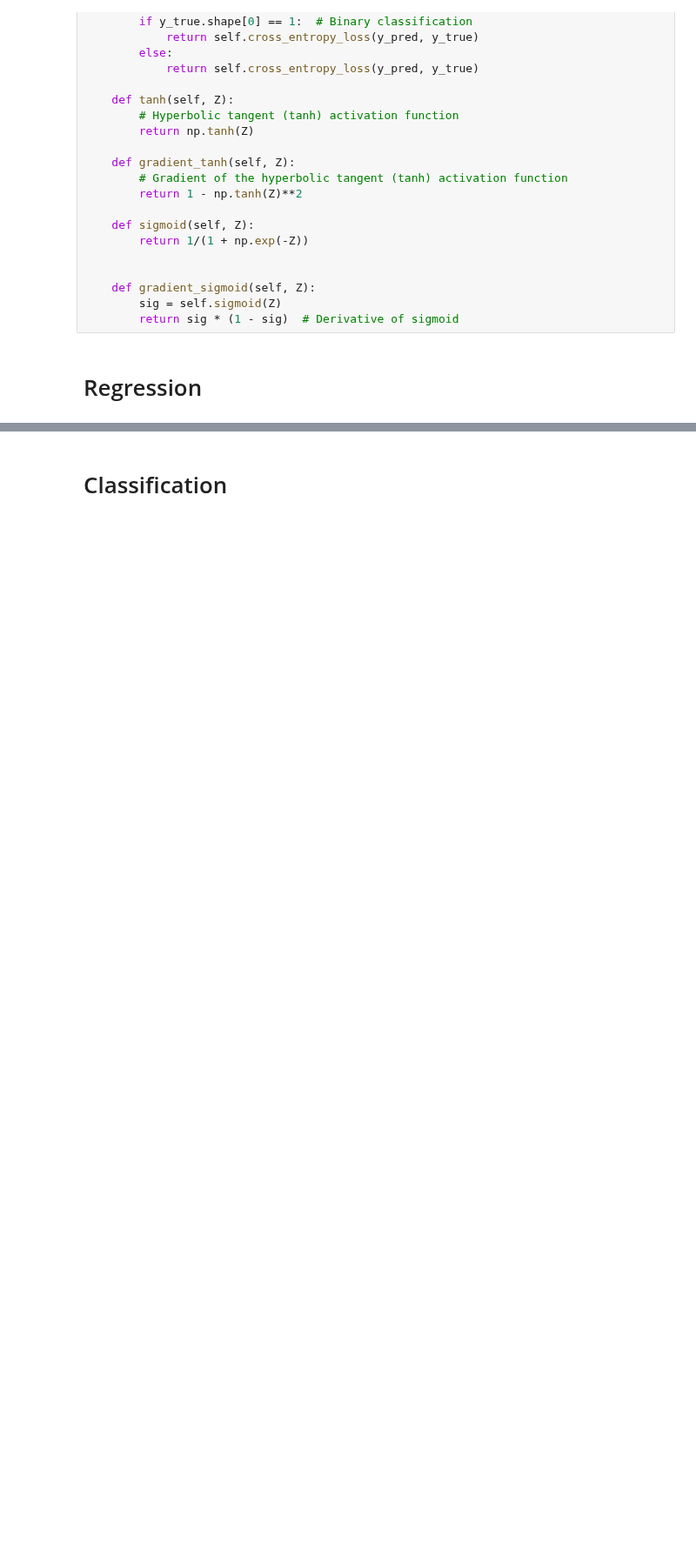
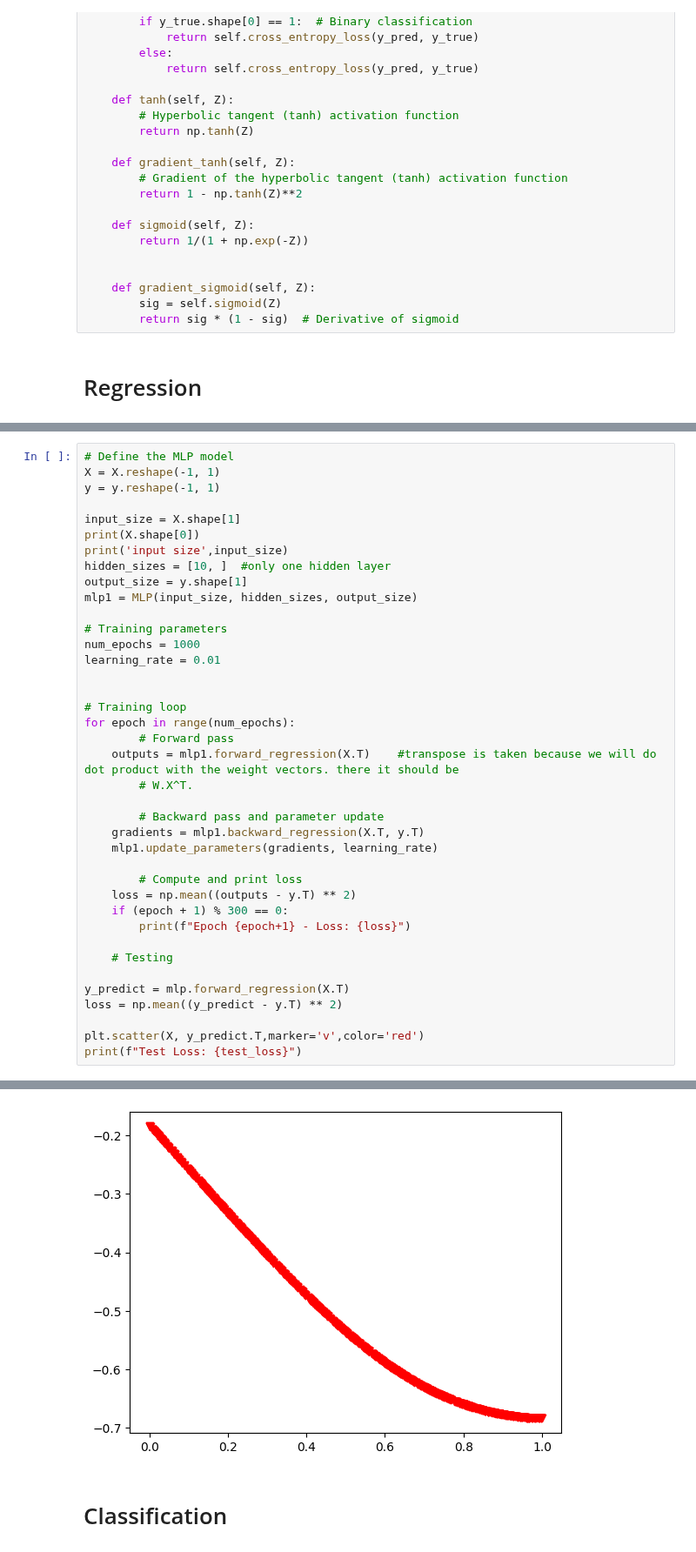
Before and after one commit to labani-01/PHY657, a Jupyter notebook: Module_5/ Module-5.ipynb, the cells around one changed output, grey strips where cells are left out. Shown at 87% size. Drawn from its saved outputs; the diff is of its cells as text; blank space fills up the shorter version.

```diff
--- a/Module_5/ Module-5.ipynb
+++ b/Module_5/ Module-5.ipynb
@@ -236,0 +237,40 @@ Test Loss: 0.15121977027601002
+# %%
+# Define the MLP model
+X = X.reshape(-1, 1)
+y = y.reshape(-1, 1)
+
+input_size = X.shape[1]
+print(X.shape[0])
+print('input size',input_size)
+hidden_sizes = [10, ]  #only one hidden layer
+output_size = y.shape[1]
+mlp1 = MLP(input_size, hidden_sizes, output_size)
+
+# Training parameters
+num_epochs = 1000
+learning_rate = 0.01
+
+
+# Training loop
+for epoch in range(num_epochs):
+        # Forward pass
+    outputs = mlp1.forward_regression(X.T)    #transpose is taken because we will do dot product with the weight vectors. there it should be
+        # W.X^T.
+
+        # Backward pass and parameter update
+    gradients = mlp1.backward_regression(X.T, y.T)
+    mlp1.update_parameters(gradients, learning_rate)
+
+        # Compute and print loss
+    loss = np.mean((outputs - y.T) ** 2)
+    if (epoch + 1) % 300 == 0:
+        print(f"Epoch {epoch+1} - Loss: {loss}")
+
+    # Testing
+
+y_predict = mlp.forward_regression(X.T)
+loss = np.mean((y_predict - y.T) ** 2)
+
+plt.scatter(X, y_predict.T,marker='v',color='red')
+print(f"Test Loss: {test_loss}")
+# %% [output]
@@ -237,3 +285,4 @@ Test Loss: 0.15121977027601002
+[figure, added]
 # %% [markdown]
 # Classification
 # %%
```
Also changed, not shown: parts of 2 cells of this notebook.
